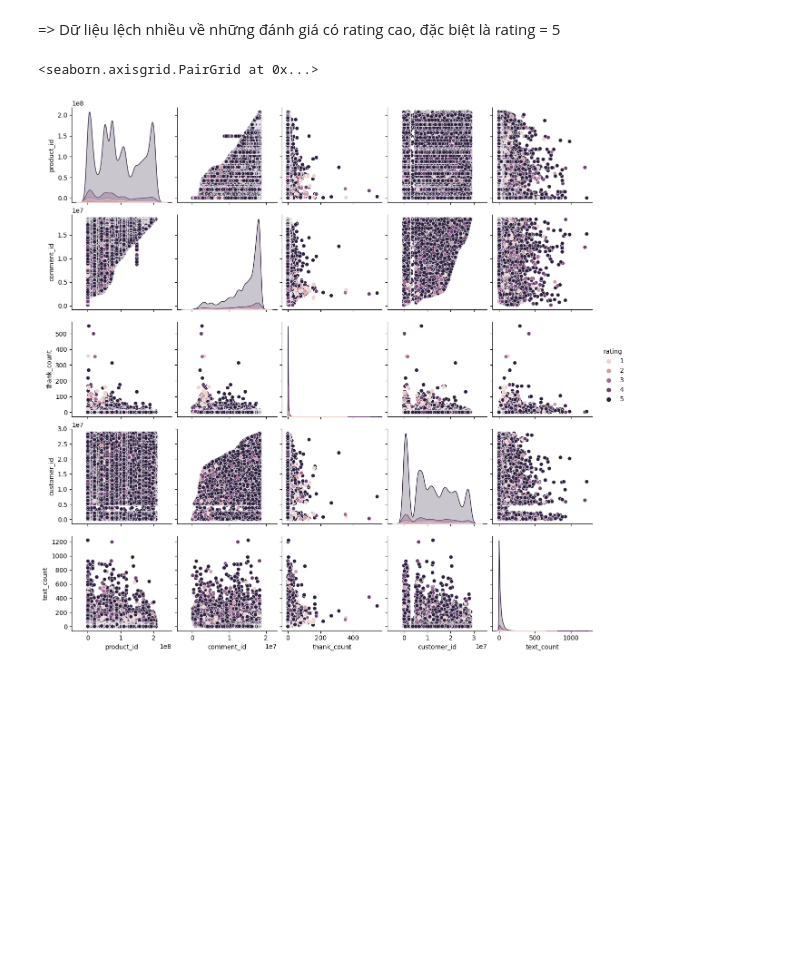
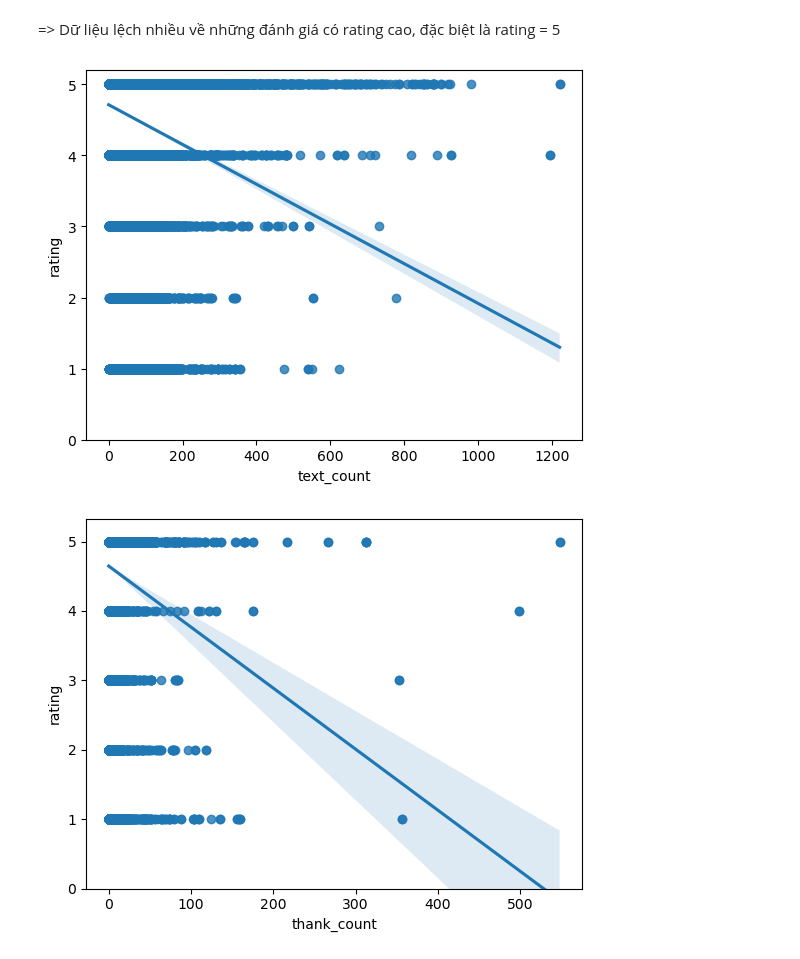
Before and after one commit to lamisgosu11/Tiki-Review-Classifier, a Jupyter notebook: Code/ds103/0.eda.ipynb, the cells around one changed output. Saved outputs shown, nothing was run; the diff lists cells and outputs as text; code cells hidden in the pictures; blank space fills up the shorter version.

```diff
--- a/Code/ds103/0.eda.ipynb
+++ b/Code/ds103/0.eda.ipynb
@@ -178,9 +181,16 @@ plt.hist(df1['rating'], bins=100)
 [figure]
 # %% [markdown]
 => Dữ liệu lệch nhiều về những đánh giá có rating cao, đặc biệt là rating = 5
-# %%
-#EDA for df1 about rating with other features
-sns.pairplot(df1, hue='rating')
-# %% [output]
-<seaborn.axisgrid.PairGrid at 0x...>
-[figure, removed]
+# %%
+#create regression plot for rating and text_count, thank_count
+sns.regplot(x='text_count', y='rating', data=df1)
+plt.ylim(0,)
+plt.show()
+# %% [output]
+[figure, added]
+# %%
+sns.regplot(x='thank_count', y='rating', data=df1)
+plt.ylim(0,)
+plt.show()
+# %% [output]
+[figure, added]
```
Also changed, not shown: parts of 23 cells of this notebook, 2 other files.
